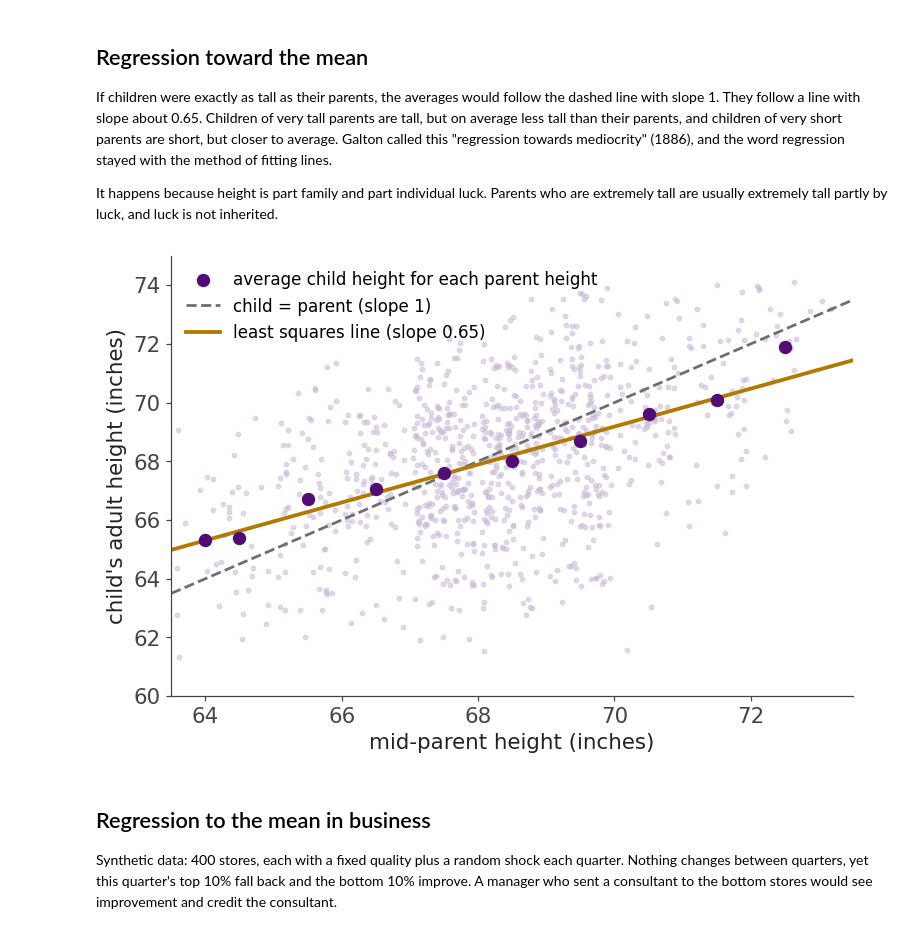
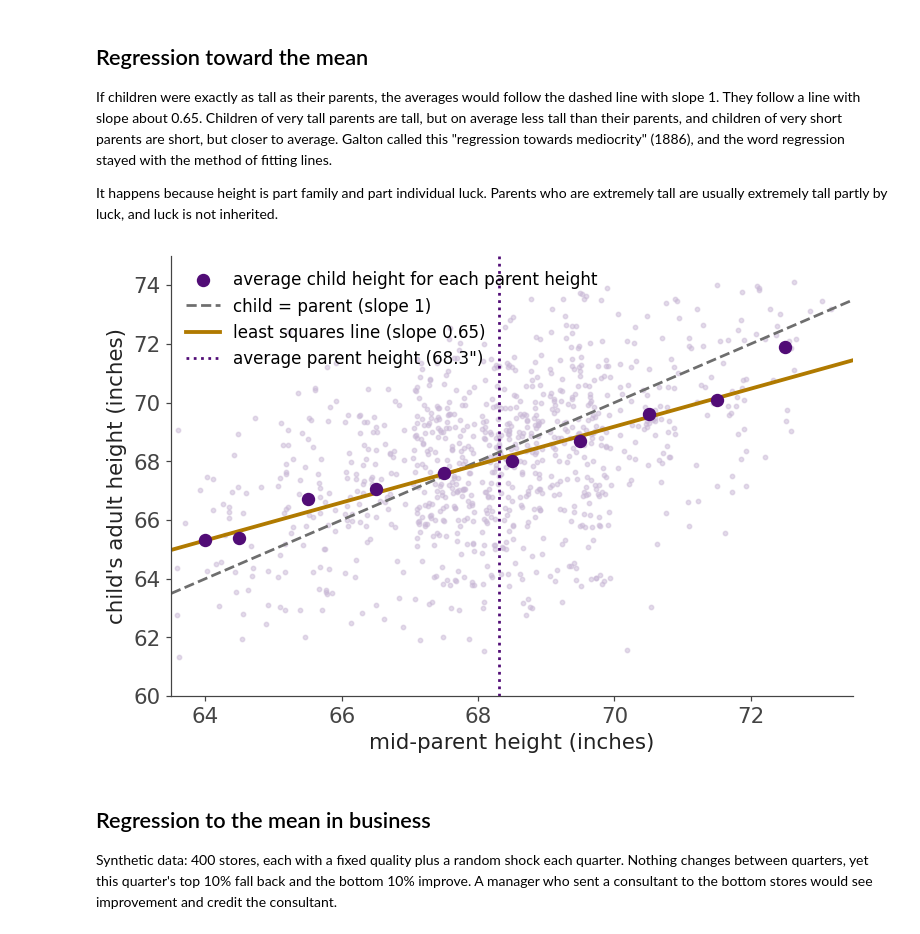
Before and after one commit to ust-buan-640/buan-640-notebooks, a Jupyter notebook: notebooks/m11-2-galton.ipynb, the cells around one changed output. Drawn from its saved outputs; the diff is of its cells as text; code cells hidden in the pictures.

Commit message:
added a vertical line for average parents

```diff
--- a/notebooks/m11-2-galton.ipynb
+++ b/notebooks/m11-2-galton.ipynb
@@ -50,18 +52,20 @@ If children were exactly as tall as their parents, the averages would follow the
 
 It happens because height is part family and part individual luck. Parents who are extremely tall are usually extremely tall partly by luck, and luck is not inherited.
 # %%
+# @title
 fig, ax = plt.subplots(figsize=(8, 5.2))
 ax.scatter(gxj, gyj, color=LIGHT, s=8, alpha=0.5)
 grp = g.groupby("parent").child.agg(["mean", "size"]).reset_index()
 grp = grp[grp["size"] >= 5]
 ax.scatter(grp.parent, grp["mean"], color=PURPLE, s=60, zorder=3, label="average child height for each parent height")
 ax.plot(GX, GX, color=GRAY, lw=1.8, ls="--", label="child = parent (slope 1)")
 ax.plot(GX, ga + gb * GX, color=GOLD, lw=2.5, label=f"least squares line (slope {gb:.2f})")
+ax.axvline(gx.mean(), color=PURPLE, ls=":", lw=1.8, label=f"average parent height ({gx.mean():.1f}\")")
 ax.set_xlabel("mid-parent height (inches)"); ax.set_ylabel("child's adult height (inches)")
 ax.set_xlim(63.5, 73.5); ax.set_ylim(60, 75); ax.legend(frameon=False, loc="upper left", fontsize=11)
 plt.show()  # f17_galton_lines.png
 # %% [output]
-[figure, old version]
+[figure, new version]
 # %% [markdown]
 ## Regression to the mean in business
 
```
Also changed, not shown: parts of 3 cells of this notebook.
